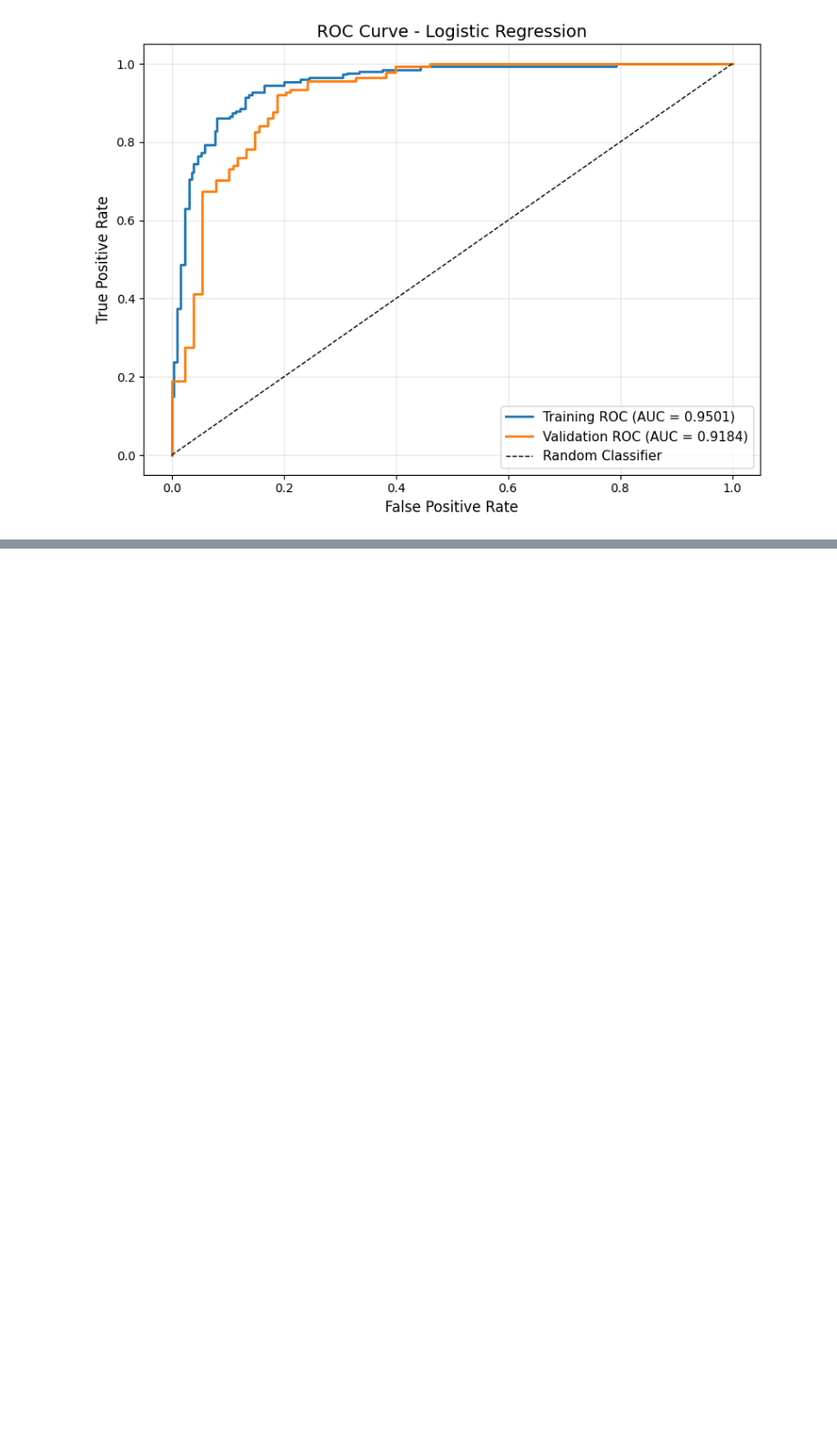
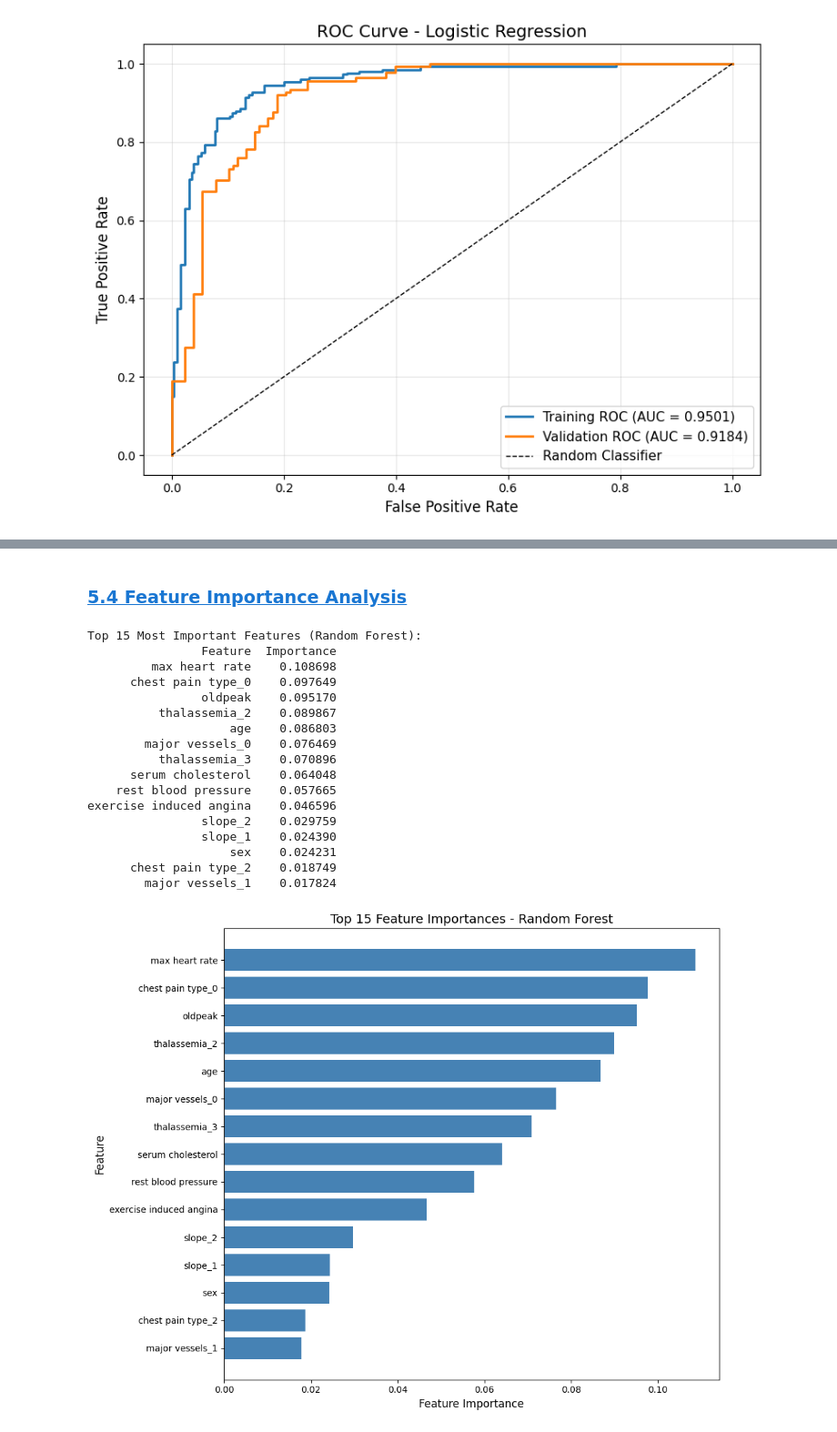
Before and after one commit to kamiljkon/cs1090fp, a Jupyter notebook: fp.ipynb, the cells around one changed output, grey strips where cells are left out. Shown at 91% size. Cells and saved outputs as stored; diff of their text form; code cells hidden in the pictures; blank space fills up the shorter version.

```diff
--- a/fp.ipynb
+++ b/fp.ipynb
@@ -416,0 +617,40 @@ plt.show()
+# %% [markdown]
+### <a id='toc1_6_4_'></a>[5.4 Feature Importance Analysis](#toc0_)
+# %%
+feature_importance = pd.DataFrame({
+    'Feature': X_train.columns,
+    'Importance': rf_model.feature_importances_
+}).sort_values('Importance', ascending=False)
+
+print("Top 15 Most Important Features (Random Forest):")
+print(feature_importance.head(15).to_string(index=False))
+
+plt.figure(figsize=(10, 8))
+top_features = feature_importance.head(15)
+plt.barh(range(len(top_features)), top_features['Importance'], color='steelblue')
+plt.yticks(range(len(top_features)), top_features['Feature'])
+plt.xlabel('Feature Importance', fontsize=12)
+plt.ylabel('Feature', fontsize=12)
+plt.title('Top 15 Feature Importances - Random Forest', fontsize=14)
+plt.gca().invert_yaxis()
+plt.tight_layout()
+plt.show()
+# %% [output]
+Top 15 Most Important Features (Random Forest):
+                Feature  Importance
+         max heart rate    0.108698
+      chest pain type_0    0.097649
+                oldpeak    0.095170
+          thalassemia_2    0.089867
+                    age    0.086803
+        major vessels_0    0.076469
+          thalassemia_3    0.070896
+      serum cholesterol    0.064048
+    rest blood pressure    0.057665
+exercise induced angina    0.046596
+                slope_2    0.029759
+                slope_1    0.024390
+                    sex    0.024231
+      chest pain type_2    0.018749
+        major vessels_1    0.017824
+[figure, added]
```
Also changed, not shown: parts of 18 cells of this notebook.
